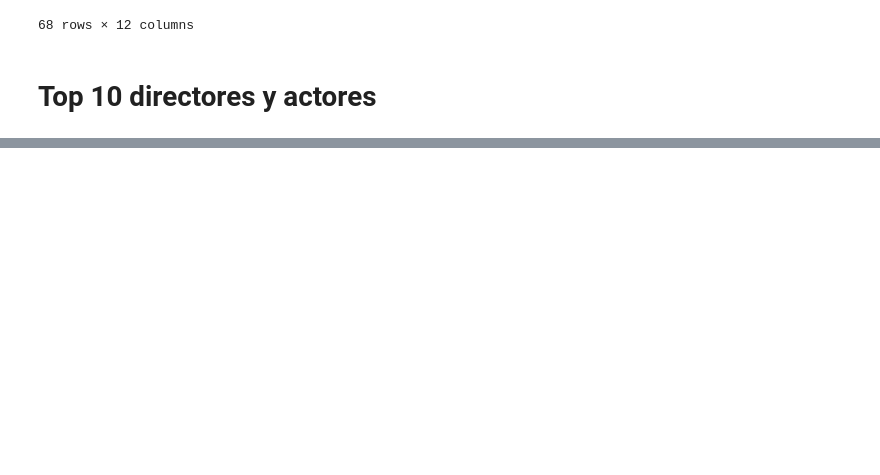
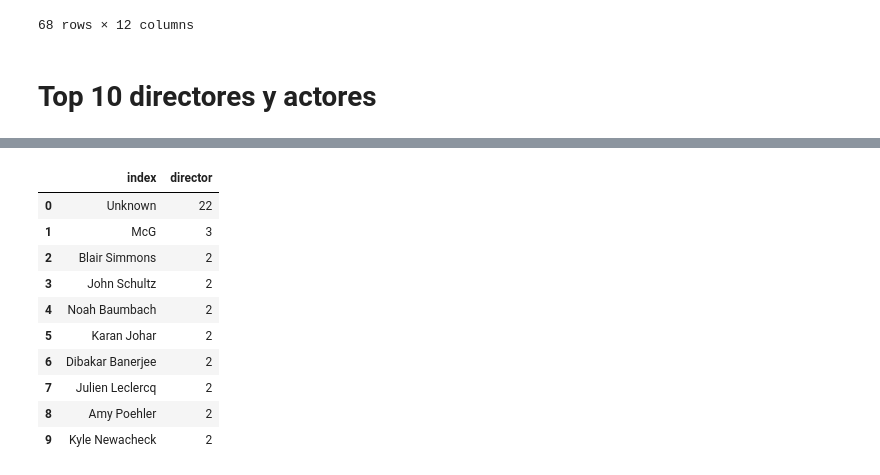
Before and after one commit to Ironhack-Data-Madrid-PartTime-May22/apuntes_clases, a Jupyter notebook: semana-09/9.1-Exploracion-Limpieza.ipynb, the cells around one changed output, grey strips where cells are left out. Drawn from its saved outputs; the diff is of its cells as text; code cells hidden in the pictures; blank space fills up the shorter version.

```diff
--- a/semana-09/9.1-Exploracion-Limpieza.ipynb
+++ b/semana-09/9.1-Exploracion-Limpieza.ipynb
@@ -705,0 +786,15 @@ df[df['genre2']== "Other"]
+# %%
+top_directores = df_directores['director'].value_counts() .reset_index()
+top_directores.head(10)
+# %% [output]
+|  | index | director |
+| 0 | Unknown | 22 |
+| 1 | McG | 3 |
+| 2 | Blair Simmons | 2 |
+| 3 | John Schultz | 2 |
+| 4 | Noah Baumbach | 2 |
+| 5 | Karan Johar | 2 |
+| 6 | Dibakar Banerjee | 2 |
+| 7 | Julien Leclercq | 2 |
+| 8 | Amy Poehler | 2 |
+| 9 | Kyle Newacheck | 2 |
```
Also changed, not shown: parts of 14 cells of this notebook, 3 other files.
